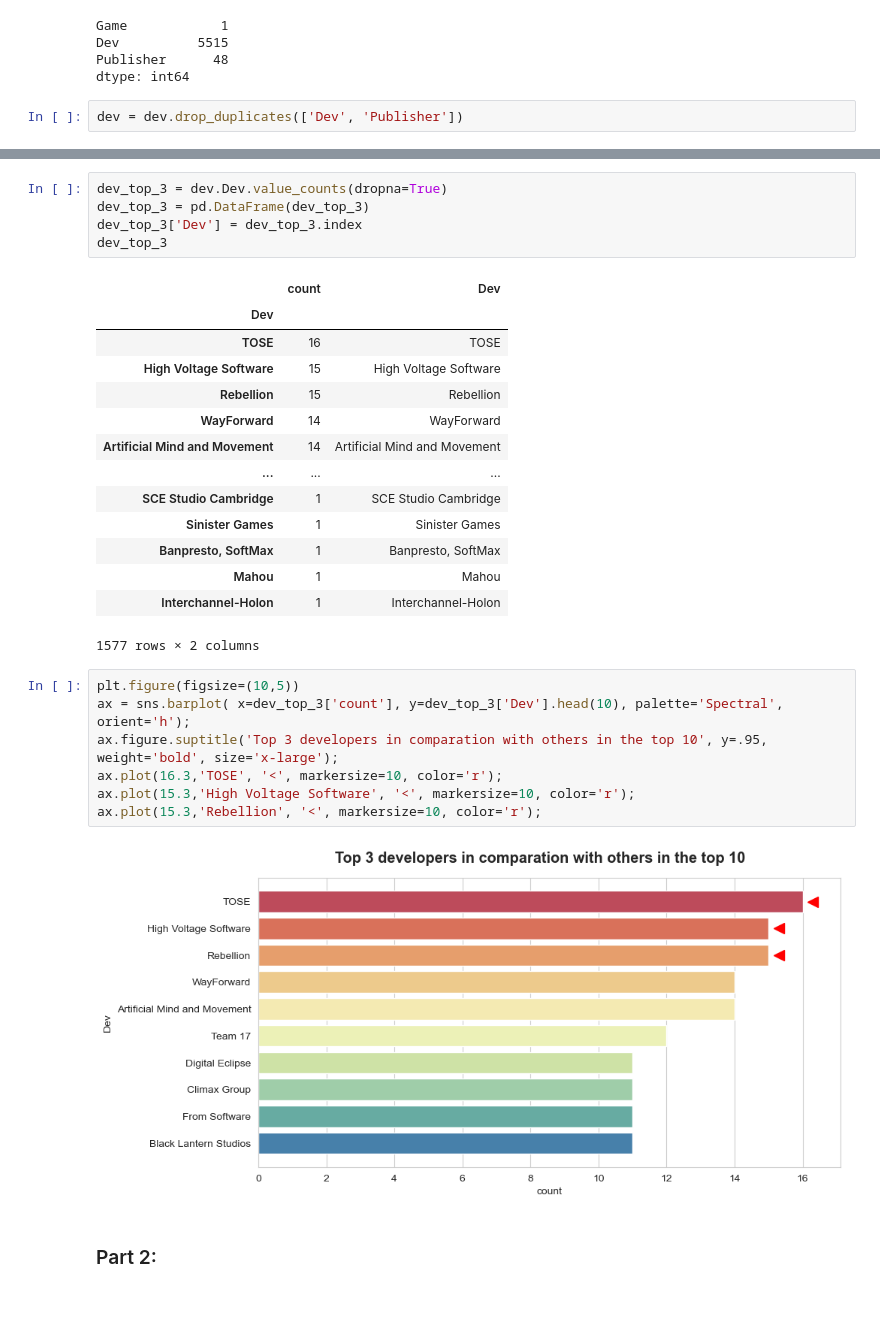
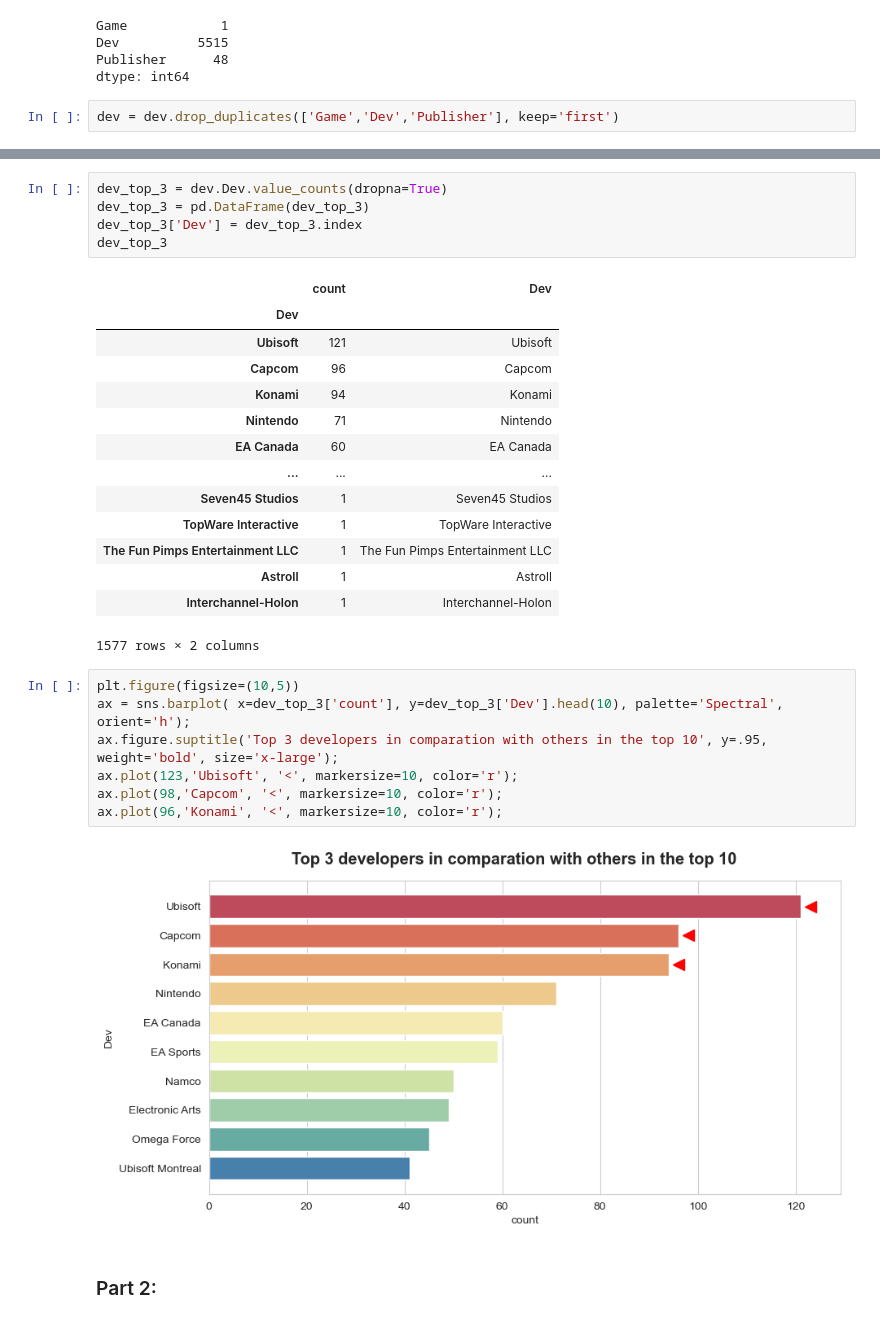
Before and after one commit to LeopoldoCCT/DataVis_Techniques-, a Jupyter notebook: LeopoldoRojoRomero_DVisHDip_CA1.ipynb, the cells around one changed output, grey strips where cells are left out. Drawn from its saved outputs; the diff is of its cells as text.

```diff
--- a/LeopoldoRojoRomero_DVisHDip_CA1.ipynb
+++ b/LeopoldoRojoRomero_DVisHDip_CA1.ipynb
@@ -444,7 +470,7 @@ Dev          5515
 Publisher      48
 dtype: int64
 # %%
-dev = dev.drop_duplicates(['Dev', 'Publisher'])
+dev = dev.drop_duplicates(['Game','Dev','Publisher'], keep='first')
 # %%
 dev.isnull().sum() # Missing values
 # %% [output]
@@ -496,27 +523,27 @@ dev_top_3
 # %% [output]
 |  | count | Dev |
 | Dev |  |  |
-| TOSE | 16 | TOSE |
-| High Voltage Software | 15 | High Voltage Software |
-| Rebellion | 15 | Rebellion |
-| WayForward | 14 | WayForward |
-| Artificial Mind and Movement | 14 | Artificial Mind and Movement |
+| Ubisoft | 121 | Ubisoft |
+| Capcom | 96 | Capcom |
+| Konami | 94 | Konami |
+| Nintendo | 71 | Nintendo |
+| EA Canada | 60 | EA Canada |
 | ... | ... | ... |
-| SCE Studio Cambridge | 1 | SCE Studio Cambridge |
-| Sinister Games | 1 | Sinister Games |
-| Banpresto, SoftMax | 1 | Banpresto, SoftMax |
-| Mahou | 1 | Mahou |
+| Seven45 Studios | 1 | Seven45 Studios |
+| TopWare Interactive | 1 | TopWare Interactive |
+| The Fun Pimps Entertainment LLC | 1 | The Fun Pimps Entertainment LLC |
+| Astroll | 1 | Astroll |
 | Interchannel-Holon | 1 | Interchannel-Holon |
 1577 rows × 2 columns
 # %%
 plt.figure(figsize=(10,5))
 ax = sns.barplot( x=dev_top_3['count'], y=dev_top_3['Dev'].head(10), palette='Spectral', orient='h');
 ax.figure.suptitle('Top 3 developers in comparation with others in the top 10', y=.95, weight='bold', size='x-large');
-ax.plot(16.3,'TOSE', '<', markersize=10, color='r');
-ax.plot(15.3,'High Voltage Software', '<', markersize=10, color='r');
-ax.plot(15.3,'Rebellion', '<', markersize=10, color='r');
+ax.plot(123,'Ubisoft', '<', markersize=10, color='r');
+ax.plot(98,'Capcom', '<', markersize=10, color='r');
+ax.plot(96,'Konami', '<', markersize=10, color='r');
 # %% [output]
-[figure, old version]
+[figure, new version]
 # %% [markdown]
 ### Part 2:
 # %% [markdown]
```
Also changed, not shown: parts of 19 cells of this notebook.
